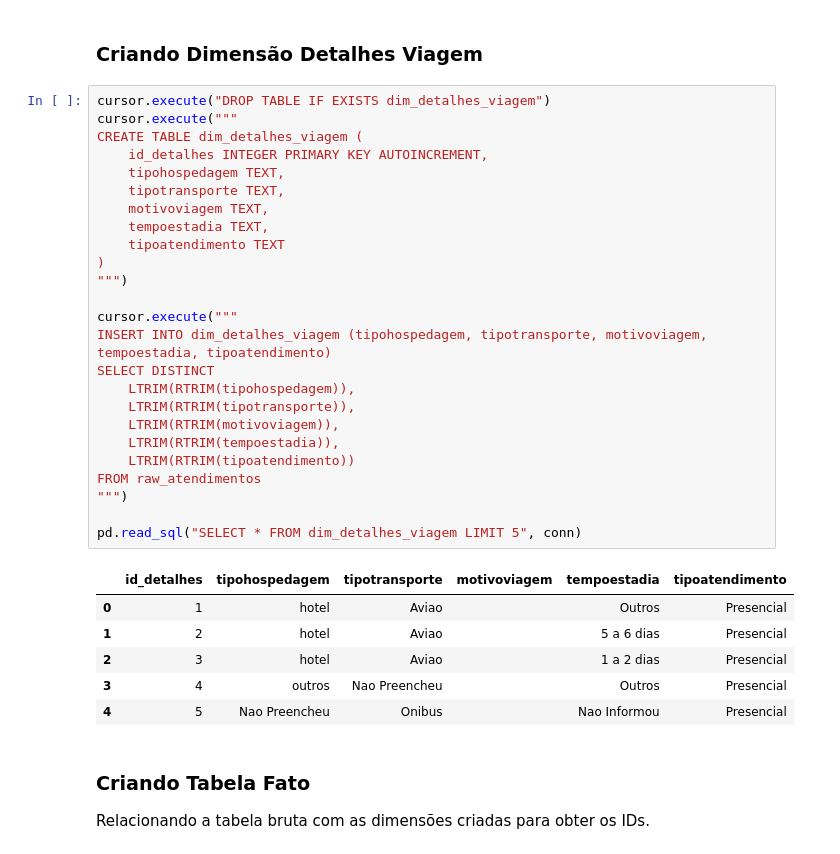
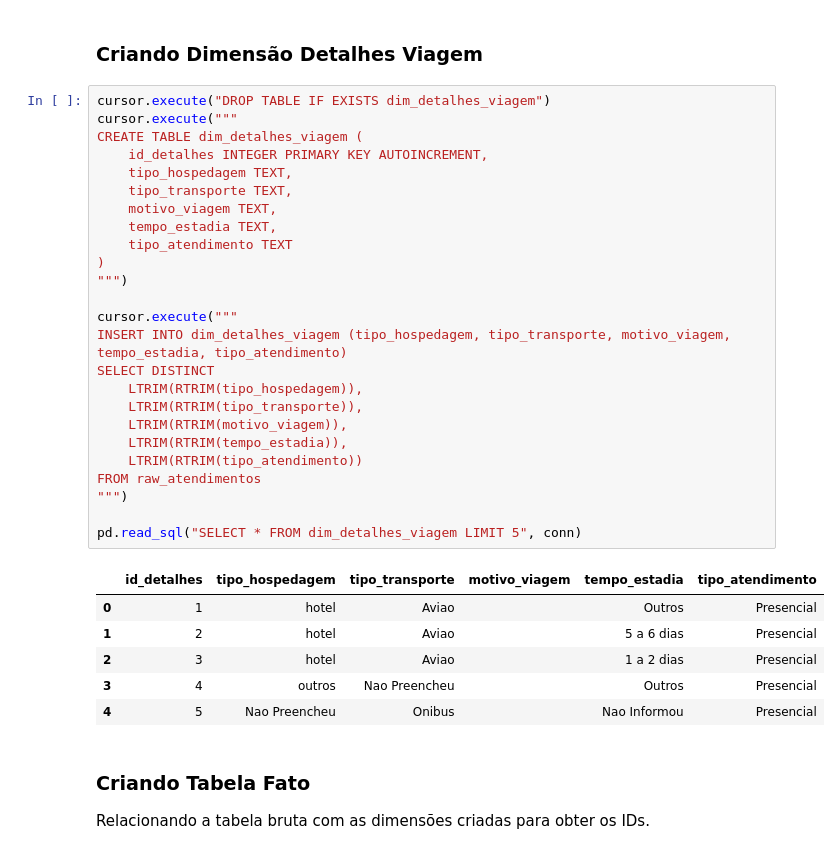
Before and after one commit to VladeMelo/projeto-bd, a Jupyter notebook: ELT.ipynb, the cells around one changed output. Cells and saved outputs as stored; diff of their text form.

```diff
--- a/ELT.ipynb
+++ b/ELT.ipynb
@@ -153,30 +174,30 @@ pd.read_sql("SELECT * FROM dim_perfil_turista LIMIT 5", conn)
 # %%
 cursor.execute("DROP TABLE IF EXISTS dim_detalhes_viagem")
 cursor.execute("""
 CREATE TABLE dim_detalhes_viagem (
     id_detalhes INTEGER PRIMARY KEY AUTOINCREMENT,
-    tipohospedagem TEXT,
-    tipotransporte TEXT,
-    motivoviagem TEXT,
-    tempoestadia TEXT,
-    tipoatendimento TEXT
+    tipo_hospedagem TEXT,
+    tipo_transporte TEXT,
+    motivo_viagem TEXT,
+    tempo_estadia TEXT,
+    tipo_atendimento TEXT
 )
 """)
 
 cursor.execute("""
-INSERT INTO dim_detalhes_viagem (tipohospedagem, tipotransporte, motivoviagem, tempoestadia, tipoatendimento)
+INSERT INTO dim_detalhes_viagem (tipo_hospedagem, tipo_transporte, motivo_viagem, tempo_estadia, tipo_atendimento)
 SELECT DISTINCT
-    LTRIM(RTRIM(tipohospedagem)),
-    LTRIM(RTRIM(tipotransporte)),
-    LTRIM(RTRIM(motivoviagem)),
-    LTRIM(RTRIM(tempoestadia)),
-    LTRIM(RTRIM(tipoatendimento))
+    LTRIM(RTRIM(tipo_hospedagem)),
+    LTRIM(RTRIM(tipo_transporte)),
+    LTRIM(RTRIM(motivo_viagem)),
+    LTRIM(RTRIM(tempo_estadia)),
+    LTRIM(RTRIM(tipo_atendimento))
 FROM raw_atendimentos
 """)
 
 pd.read_sql("SELECT * FROM dim_detalhes_viagem LIMIT 5", conn)
 # %% [output]
-|  | id_detalhes | tipohospedagem | tipotransporte | motivoviagem | tempoestadia | tipoatendimento |
+|  | id_detalhes | tipo_hospedagem | tipo_transporte | motivo_viagem | tempo_estadia | tipo_atendimento |
 | 0 | 1 | hotel | Aviao |  | Outros | Presencial |
 | 1 | 2 | hotel | Aviao |  | 5 a 6 dias | Presencial |
 | 2 | 3 | hotel | Aviao |  | 1 a 2 dias | Presencial |
```
Also changed, not shown: parts of 6 cells of this notebook, 1 other file.
